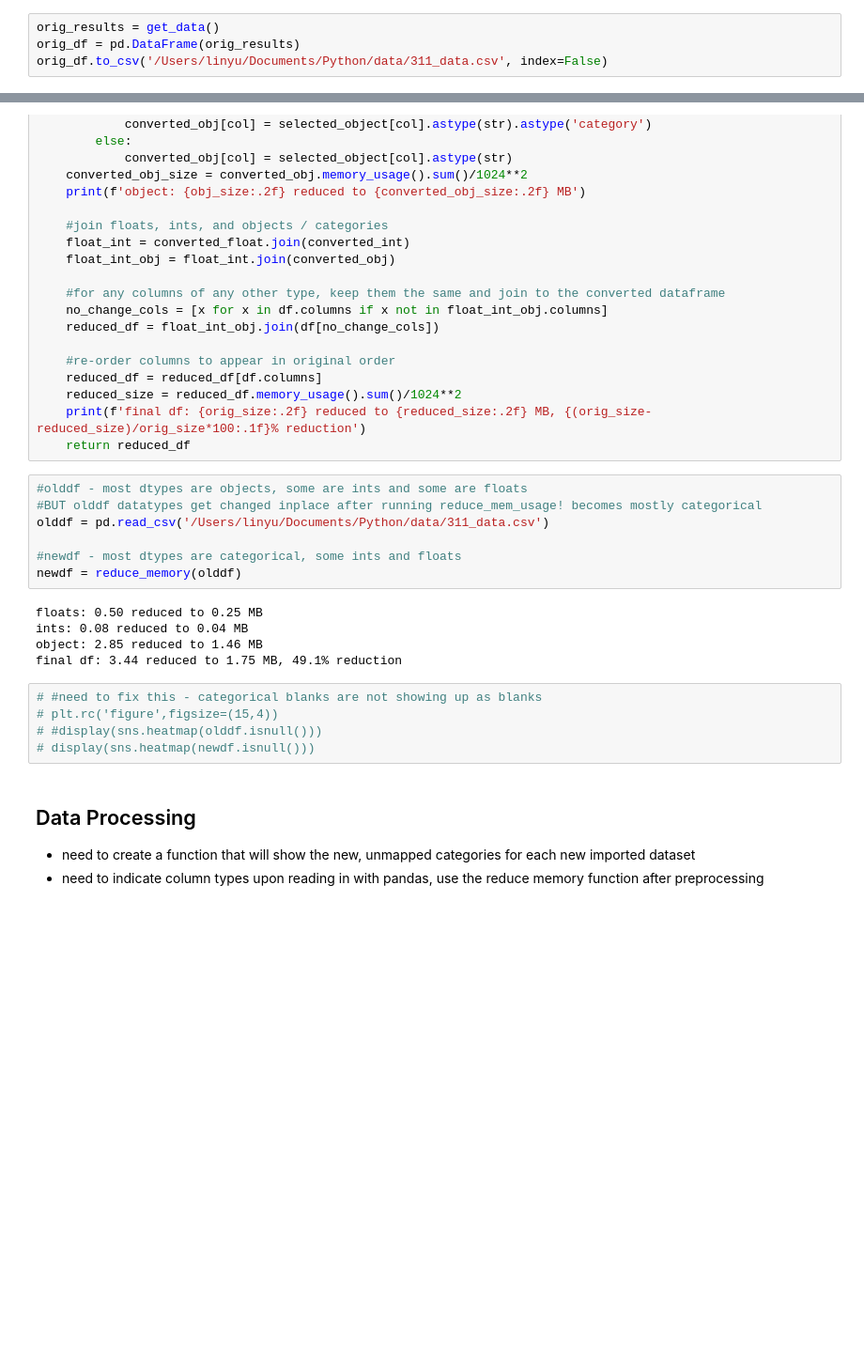
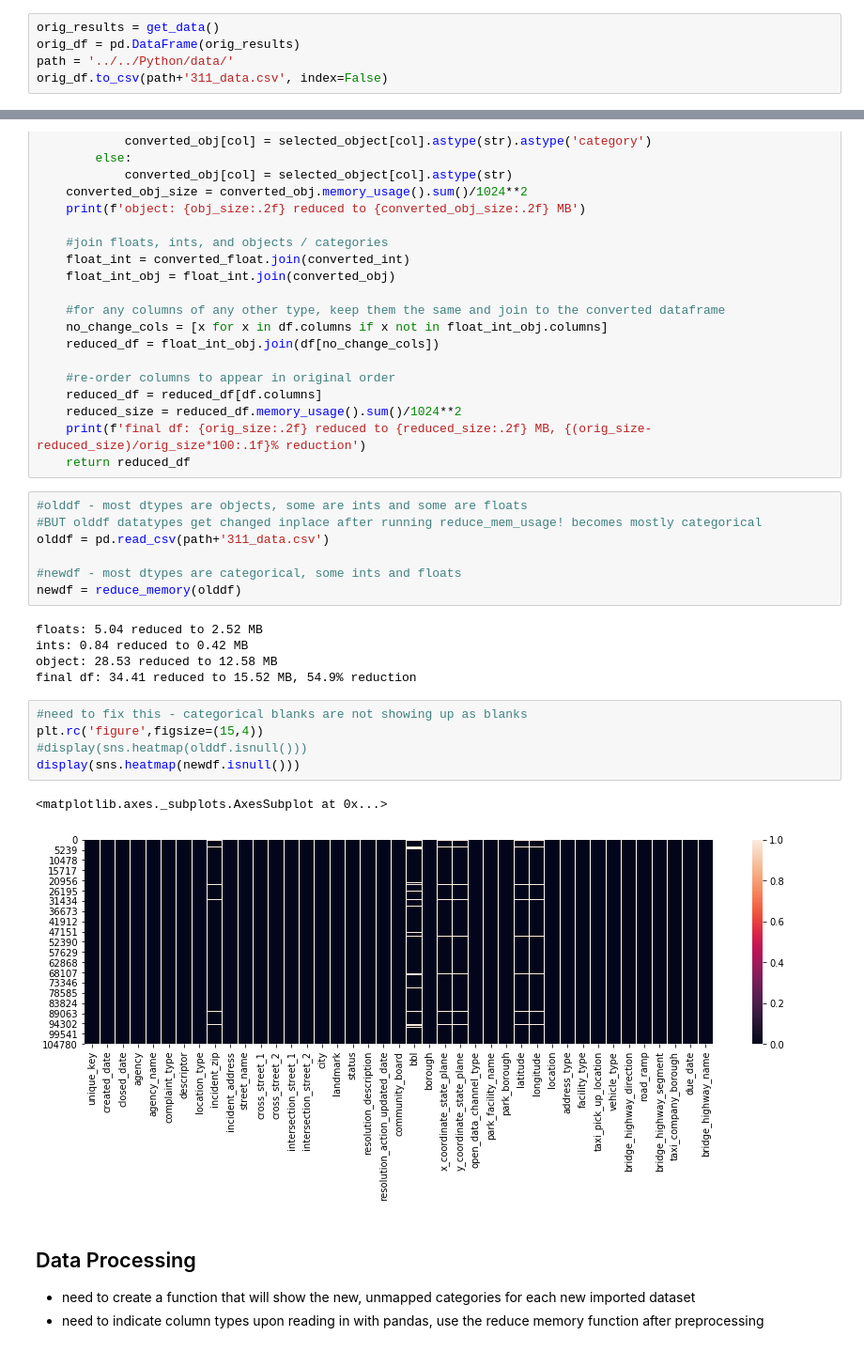
Before and after one commit to christinejiang11/personal_projects, a Jupyter notebook: NYC_311_Calls/NYC_311_Calls.ipynb, the cells around one changed output, grey strips where cells are left out. Shown at 94% size. Cells and saved outputs as stored; diff of their text form; blank space fills up the shorter version.

Commit message:
relative paths

```diff
--- a/NYC_311_Calls/NYC_311_Calls.ipynb
+++ b/NYC_311_Calls/NYC_311_Calls.ipynb
@@ -92,6 +92,7 @@ def get_data(chunk_size=1000, total_rows=100000):
 # %%
 orig_results = get_data()
 orig_df = pd.DataFrame(orig_results)
-orig_df.to_csv('/Users/linyu/Documents/Python/data/311_data.csv', index=False)
+path = '../../Python/data/'
+orig_df.to_csv(path+'311_data.csv', index=False)
 # %% [output]
 0 rows retrieved
@@ -165,20 +160,23 @@ def reduce_memory(df):
 # %%
 #olddf - most dtypes are objects, some are ints and some are floats
 #BUT olddf datatypes get changed inplace after running reduce_mem_usage! becomes mostly categorical
-olddf = pd.read_csv('/Users/linyu/Documents/Python/data/311_data.csv')
+olddf = pd.read_csv(path+'311_data.csv')
 
 #newdf - most dtypes are categorical, some ints and floats
 newdf = reduce_memory(olddf)
 # %% [output]
-floats: 0.50 reduced to 0.25 MB
-ints: 0.08 reduced to 0.04 MB
-object: 2.85 reduced to 1.46 MB
-final df: 3.44 reduced to 1.75 MB, 49.1% reduction
+floats: 5.04 reduced to 2.52 MB
+ints: 0.84 reduced to 0.42 MB
+object: 28.53 reduced to 12.58 MB
+final df: 34.41 reduced to 15.52 MB, 54.9% reduction
 # %%
-# #need to fix this - categorical blanks are not showing up as blanks
-# plt.rc('figure',figsize=(15,4))
-# #display(sns.heatmap(olddf.isnull()))
-# display(sns.heatmap(newdf.isnull()))
+#need to fix this - categorical blanks are not showing up as blanks
+plt.rc('figure',figsize=(15,4))
+#display(sns.heatmap(olddf.isnull()))
+display(sns.heatmap(newdf.isnull()))
+# %% [output]
+<matplotlib.axes._subplots.AxesSubplot at 0x...>
+[figure, added]
 # %% [markdown]
 ## Data Processing
 - need to create a function that will show the new, unmapped categories for each new imported dataset
```
Also changed, not shown: parts of 8 cells of this notebook.
